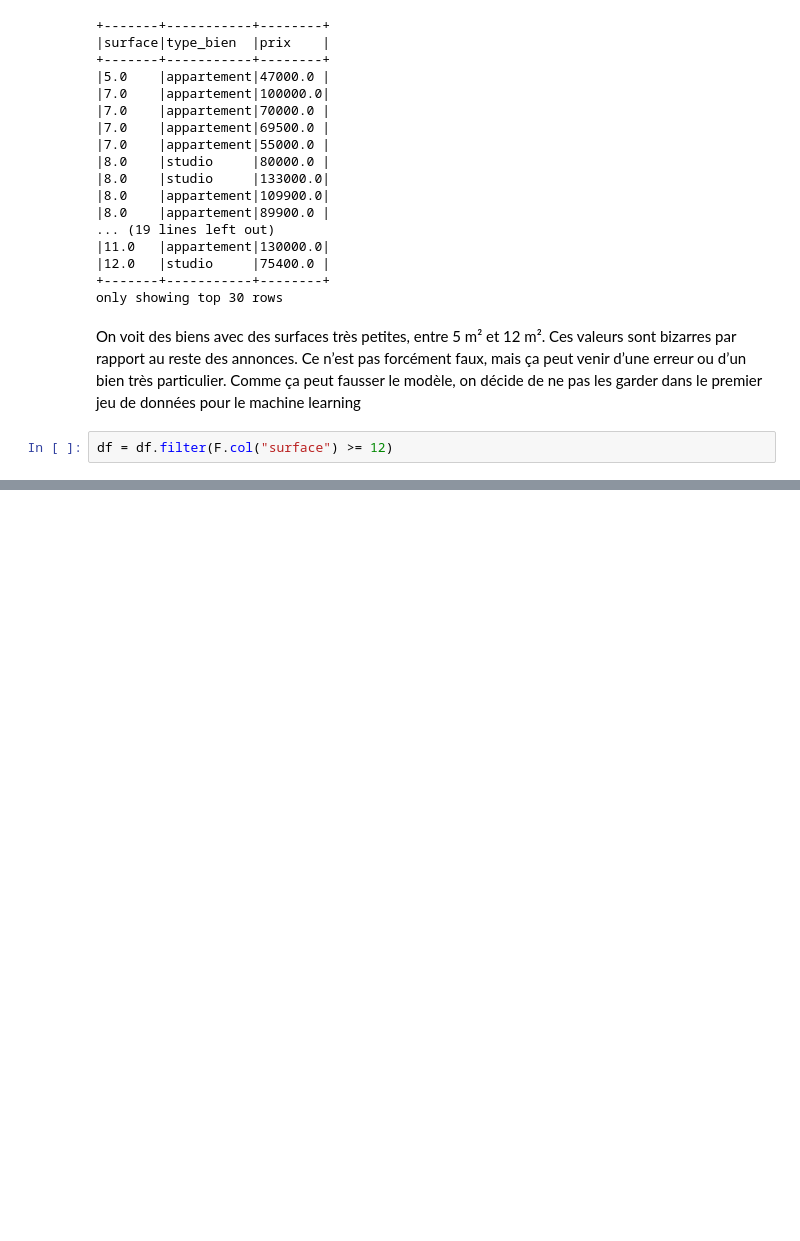
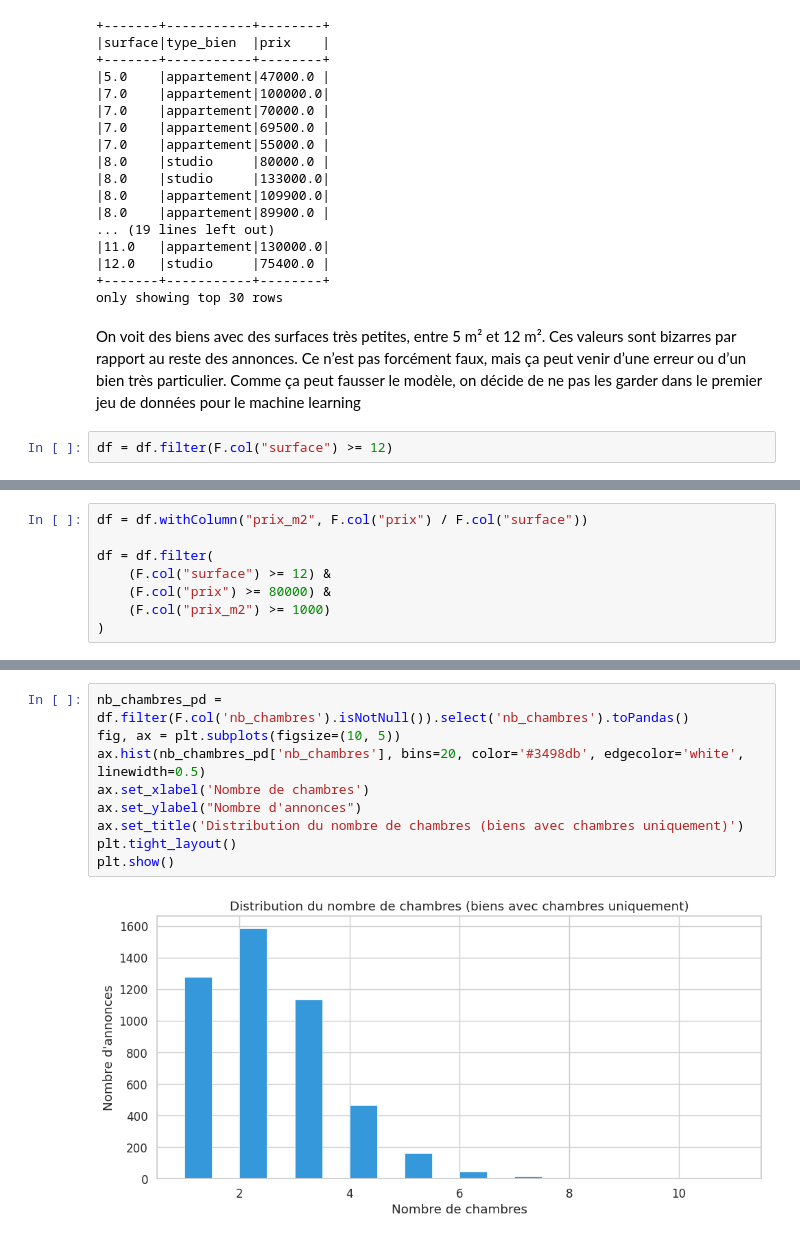
Before and after one commit to AlexisJohnson-data/bigdata-immobilier, a Jupyter notebook: projet/notebooks/04_modelisation.ipynb, the cells around one changed output, grey strips where cells are left out. Drawn from its saved outputs; the diff is of its cells as text; blank space fills up the shorter version.

```diff
--- a/projet/notebooks/04_modelisation.ipynb
+++ b/projet/notebooks/04_modelisation.ipynb
@@ -132,0 +236,8 @@ df = df.filter(F.col("surface") >= 12)
+# %%
+df = df.withColumn("prix_m2", F.col("prix") / F.col("surface"))
+
+df = df.filter(
+    (F.col("surface") >= 12) &
+    (F.col("prix") >= 80000) &
+    (F.col("prix_m2") >= 1000)
+)
@@ -132,0 +281,11 @@ df = df.filter(F.col("surface") >= 12)
+# %%
+nb_chambres_pd = df.filter(F.col('nb_chambres').isNotNull()).select('nb_chambres').toPandas()
+fig, ax = plt.subplots(figsize=(10, 5))
+ax.hist(nb_chambres_pd['nb_chambres'], bins=20, color='#3498db', edgecolor='white', linewidth=0.5)
+ax.set_xlabel('Nombre de chambres')
+ax.set_ylabel("Nombre d'annonces")
+ax.set_title('Distribution du nombre de chambres (biens avec chambres uniquement)')
+plt.tight_layout()
+plt.show()
+# %% [output]
+[figure, added]
```
Also changed, not shown: parts of 18 cells of this notebook.
